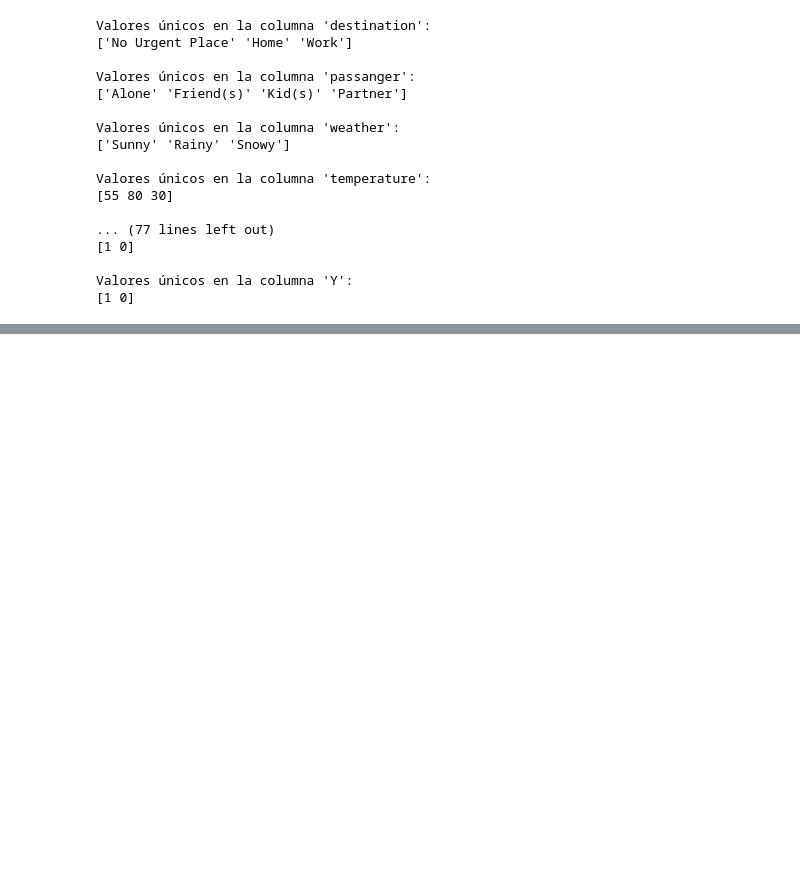
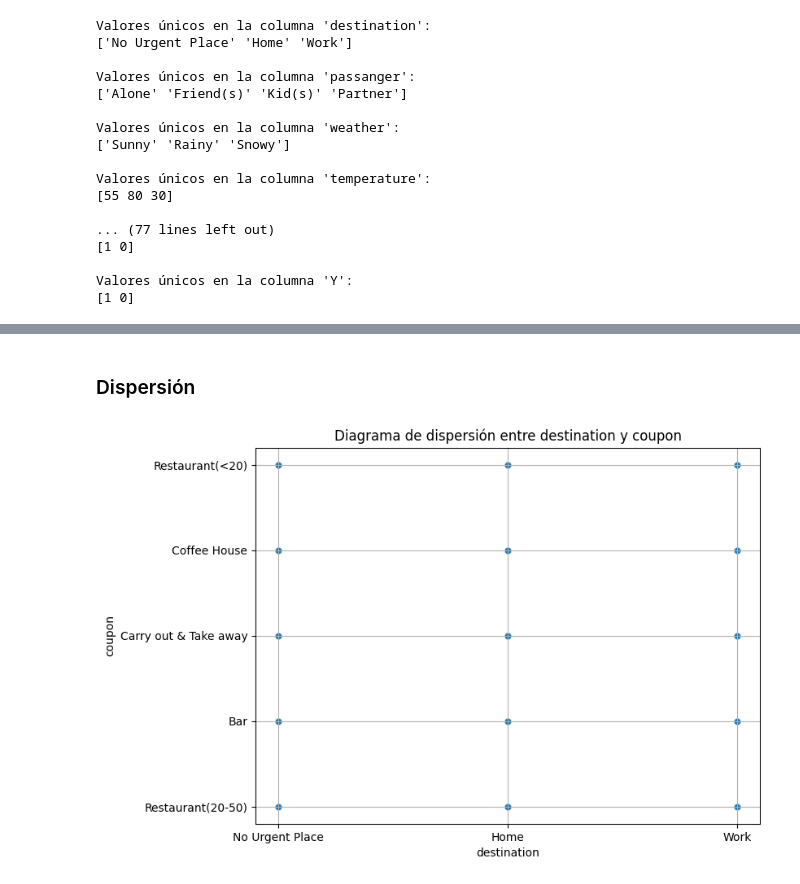
Before and after one commit to alexanderbeleno16/algoritmo_exposicion_parcial2, a Jupyter notebook: algoritmo_exposicion_parcial2.ipynb, the cells around one changed output, grey strips where cells are left out. Drawn from its saved outputs; the diff is of its cells as text; code cells hidden in the pictures; blank space fills up the shorter version.

```diff
--- a/algoritmo_exposicion_parcial2.ipynb
+++ b/algoritmo_exposicion_parcial2.ipynb
@@ -171,0 +251,20 @@ Valores únicos en la columna 'Y':
+# %% [markdown]
+### Dispersión
+# %%
+# Importar librerías
+import seaborn as sns
+
+# Seleccionar las dos columnas numéricas que deseas comparar
+x_column = 'destination'
+y_column = 'coupon'
+
+# Graficar el diagrama de dispersión con Seaborn
+plt.figure(figsize=(8, 6))
+sns.scatterplot(data=data_frame, x=x_column, y=y_column, alpha=0.5)
+plt.title(f'Diagrama de dispersión entre {x_column} y {y_column}')
+plt.xlabel(x_column)
+plt.ylabel(y_column)
+plt.grid(True)
+plt.show()
+# %% [output]
+[figure, added]
```
Also changed, not shown: parts of 25 cells of this notebook.
